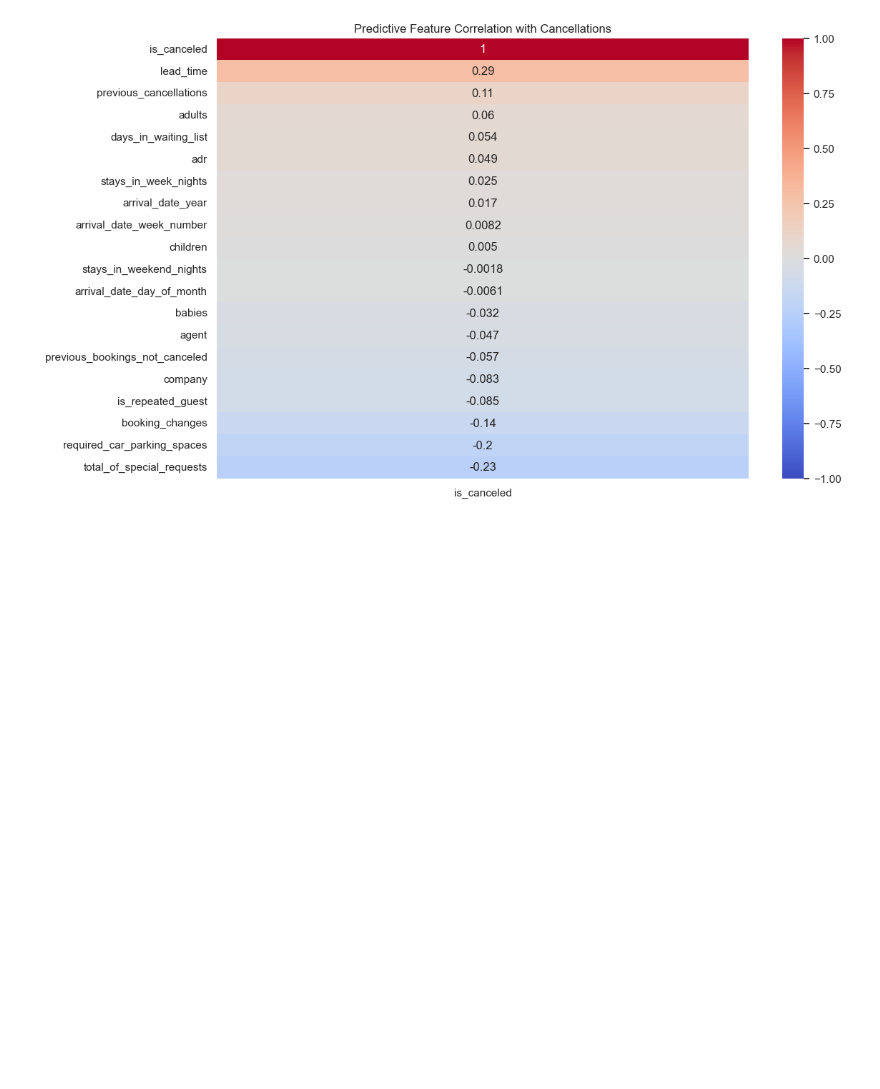
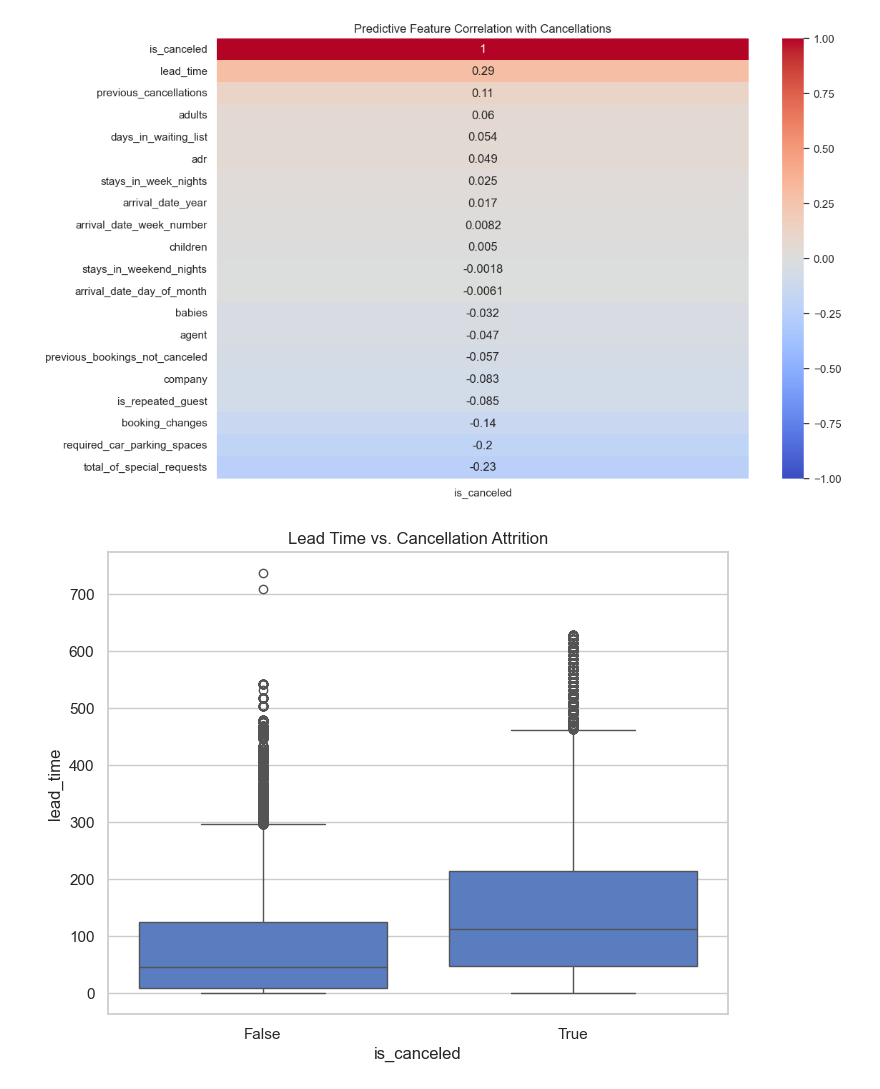
Before and after one commit to KrishnaveniMitukula/Hotel-Analytics-Project, a Jupyter notebook: Exploratory_Data_Analysis.ipynb.ipynb, the cells around one changed output. Drawn from its saved outputs; the diff is of its cells as text; code cells hidden in the pictures; blank space fills up the shorter version.

Commit message:
feat : Added bivariate boxplot analysis to measure lead time churn

```diff
--- a/Exploratory_Data_Analysis.ipynb.ipynb
+++ b/Exploratory_Data_Analysis.ipynb.ipynb
@@ -78,0 +83,9 @@ plt.show()
+# %%
+# Does booking further in advance lead to higher cancellations?
+plt.figure(figsize=(8, 6))
+# We use a boxplot to see the distribution of days
+sns.boxplot(data=df, x='is_canceled', y='lead_time')
+plt.title("Lead Time vs. Cancellation Attrition")
+plt.show()
+# %% [output]
+[figure, added]
```
Also changed, not shown: parts of 1 cell of this notebook.
